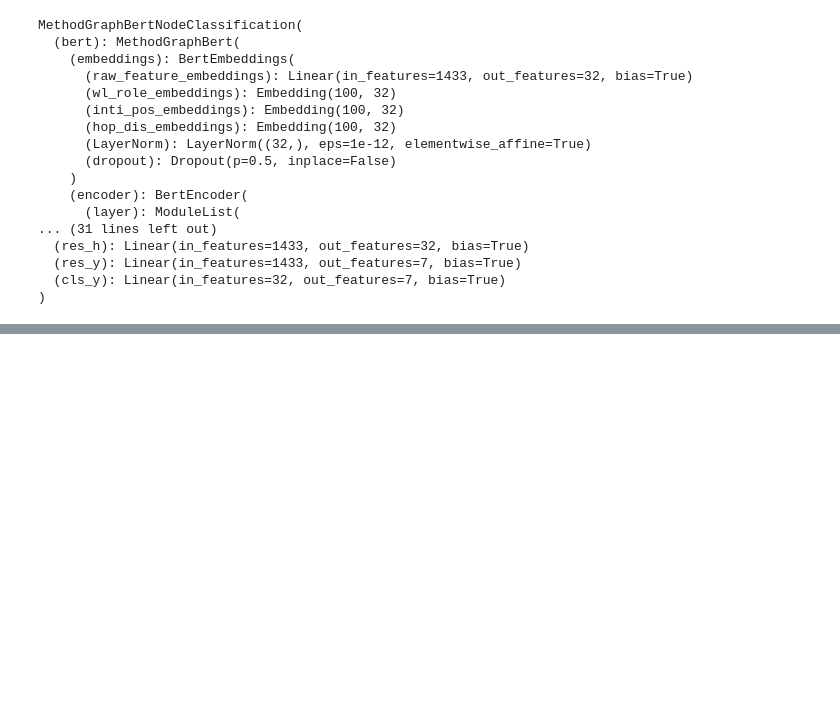
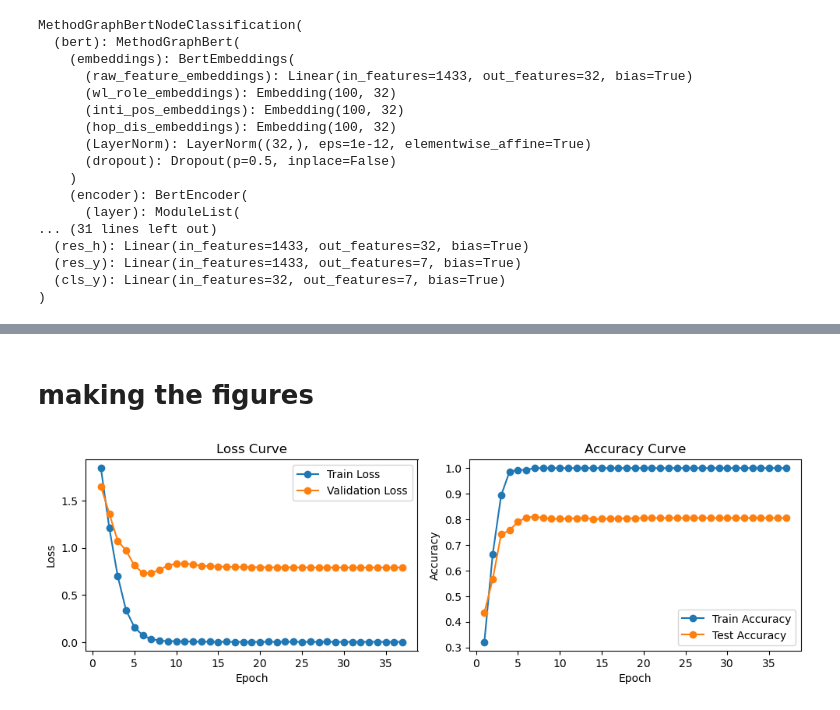
Before and after one commit to txgxp88/GraphBert, a Jupyter notebook: GBert_cora_full_procedure.ipynb, the cells around one changed output, grey strips where cells are left out. Cells and saved outputs as stored; diff of their text form; code cells hidden in the pictures; blank space fills up the shorter version.

```diff
--- a/GBert_cora_full_procedure.ipynb
+++ b/GBert_cora_full_procedure.ipynb
@@ -1174,0 +1189,2 @@ Model saved
+# %% [markdown]
+# making the figures
@@ -1174,0 +1214,44 @@ Model saved
+# %%
+loss_training=[]
+loss_val=[]
+
+acc_train = []
+acc_val = []
+acc_test = []
+
+for key in classify_learning_record_dict:
+    df = pd.DataFrame.from_dict(classify_learning_record_dict[key], orient='index')
+    loss_training.append(df.loc['loss_train'].values[0])
+    loss_val.append(df.loc['loss_val'].values[0])
+
+    acc_train.append(df.loc['acc_train'].values[0])
+    acc_test.append(df.loc['acc_test'].values[0])
+# %%
+import matplotlib.pyplot as plt
+
+epochs = range(1, len(loss_training) + 1)
+
+plt.figure(figsize=(10, 6))
+
+# Loss
+plt.subplot(2, 2, 1)
+plt.plot(epochs, loss_training, 'o-', label='Train Loss')
+plt.plot(epochs, loss_val, 'o-', label='Validation Loss')
+plt.xlabel('Epoch')
+plt.ylabel('Loss')
+plt.legend()
+plt.title('Loss Curve')
+
+# Accuracy
+plt.subplot(2, 2, 2)
+plt.plot(epochs, acc_train, 'o-', label='Train Accuracy')
+plt.plot(epochs, acc_test, 'o-', label='Test Accuracy')
+plt.xlabel('Epoch')
+plt.ylabel('Accuracy')
+plt.legend()
+plt.title('Accuracy Curve')
+
+plt.tight_layout()
+plt.show()
+# %% [output]
+[figure, added]
```
Also changed, not shown: parts of 3 cells of this notebook, 3 other files.
